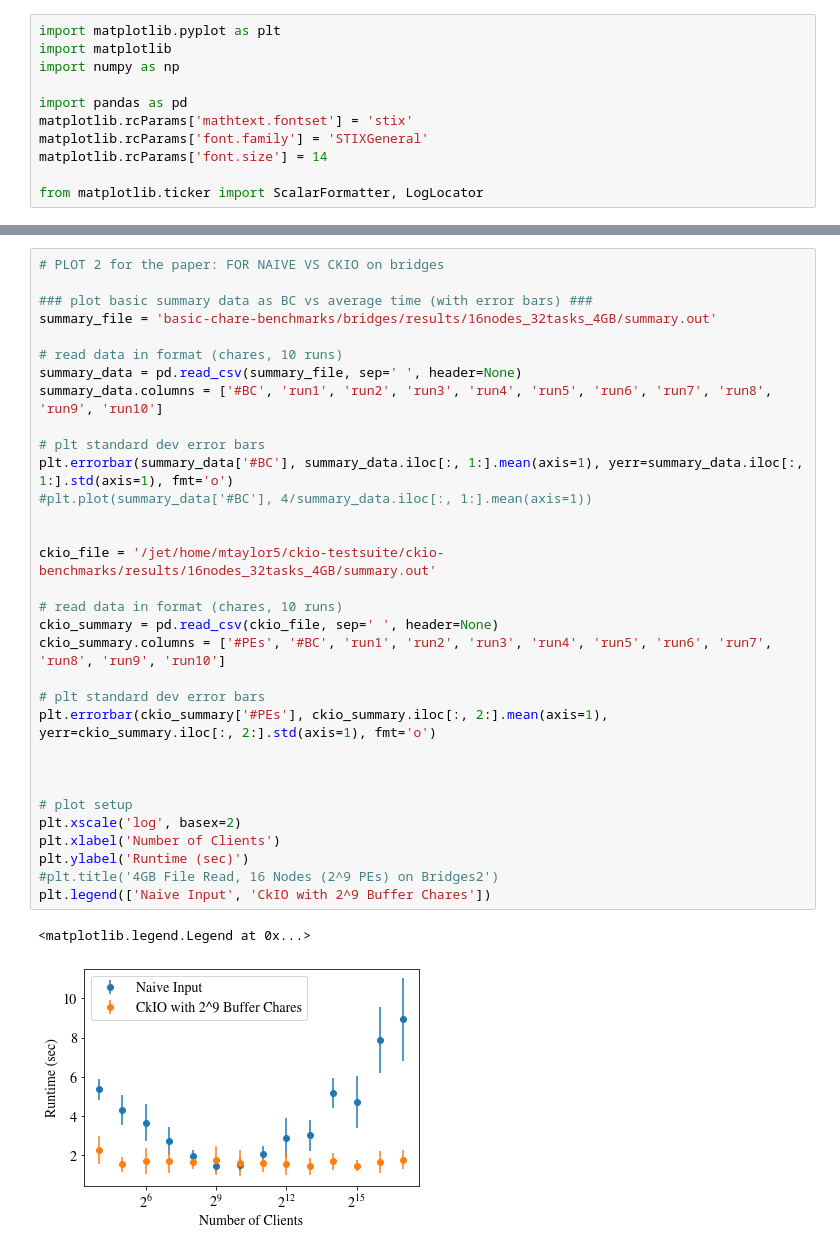
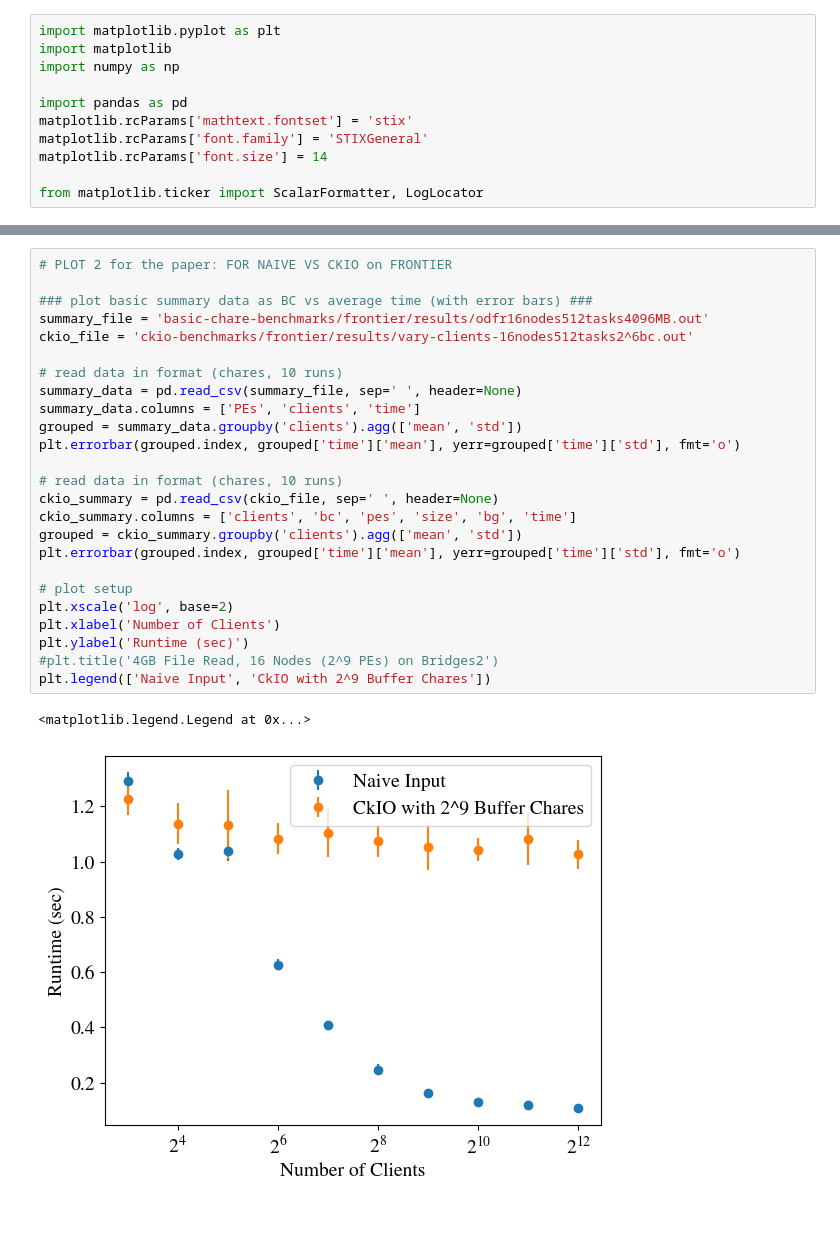
Before and after one commit to mayantaylor/ckio-testsuite, a Jupyter notebook: visualize.ipynb, the cells around one changed output, grey strips where cells are left out. Cells and saved outputs as stored; diff of their text form; blank space fills up the shorter version.

Commit message:
cleanup visualizer

```diff
--- a/visualize.ipynb
+++ b/visualize.ipynb
@@ -78,35 +67,28 @@ Text(0, 0.5, 'Runtime (sec)')
 # %%
-# PLOT 2 for the paper: FOR NAIVE VS CKIO on bridges
+# PLOT 2 for the paper: FOR NAIVE VS CKIO on FRONTIER
 
 ### plot basic summary data as BC vs average time (with error bars) ###
-summary_file = 'basic-chare-benchmarks/bridges/results/16nodes_32tasks_4GB/summary.out'
+summary_file = 'basic-chare-benchmarks/frontier/results/odfr16nodes512tasks4096MB.out'
+ckio_file = 'ckio-benchmarks/frontier/results/vary-clients-16nodes512tasks2^6bc.out'
 
 # read data in format (chares, 10 runs)
 summary_data = pd.read_csv(summary_file, sep=' ', header=None)
-summary_data.columns = ['#BC', 'run1', 'run2', 'run3', 'run4', 'run5', 'run6', 'run7', 'run8', 'run9', 'run10']
-
-# plt standard dev error bars
-plt.errorbar(summary_data['#BC'], summary_data.iloc[:, 1:].mean(axis=1), yerr=summary_data.iloc[:, 1:].std(axis=1), fmt='o')
-#plt.plot(summary_data['#BC'], 4/summary_data.iloc[:, 1:].mean(axis=1))
-
-
-ckio_file = '/jet/home/mtaylor5/ckio-testsuite/ckio-benchmarks/results/16nodes_32tasks_4GB/summary.out'
+summary_data.columns = ['PEs', 'clients', 'time']
+grouped = summary_data.groupby('clients').agg(['mean', 'std'])
+plt.errorbar(grouped.index, grouped['time']['mean'], yerr=grouped['time']['std'], fmt='o')
 
 # read data in format (chares, 10 runs)
 ckio_summary = pd.read_csv(ckio_file, sep=' ', header=None)
-ckio_summary.columns = ['#PEs', '#BC', 'run1', 'run2', 'run3', 'run4', 'run5', 'run6', 'run7', 'run8', 'run9', 'run10']
-
-# plt standard dev error bars
-plt.errorbar(ckio_summary['#PEs'], ckio_summary.iloc[:, 2:].mean(axis=1), yerr=ckio_summary.iloc[:, 2:].std(axis=1), fmt='o')
-
-
+ckio_summary.columns = ['clients', 'bc', 'pes', 'size', 'bg', 'time']
+grouped = ckio_summary.groupby('clients').agg(['mean', 'std'])
+plt.errorbar(grouped.index, grouped['time']['mean'], yerr=grouped['time']['std'], fmt='o')
 
 # plot setup
-plt.xscale('log', basex=2)
+plt.xscale('log', base=2)
 plt.xlabel('Number of Clients')
 plt.ylabel('Runtime (sec)')
 #plt.title('4GB File Read, 16 Nodes (2^9 PEs) on Bridges2')
 plt.legend(['Naive Input', 'CkIO with 2^9 Buffer Chares'])
 # %% [output]
 <matplotlib.legend.Legend at 0x...>
-[figure, old version]
+[figure, new version]
```
Also changed, not shown: parts of 7 cells of this notebook.
